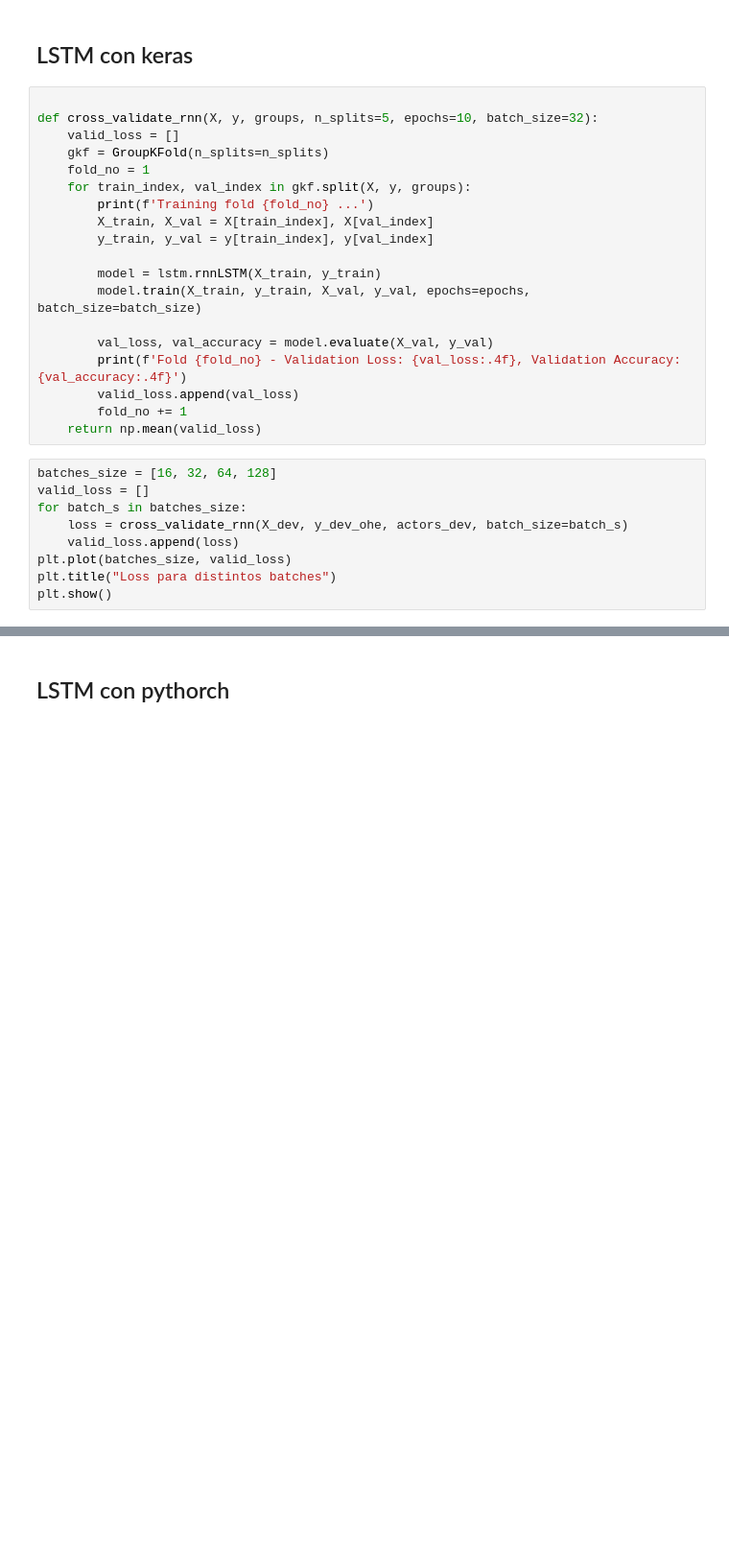
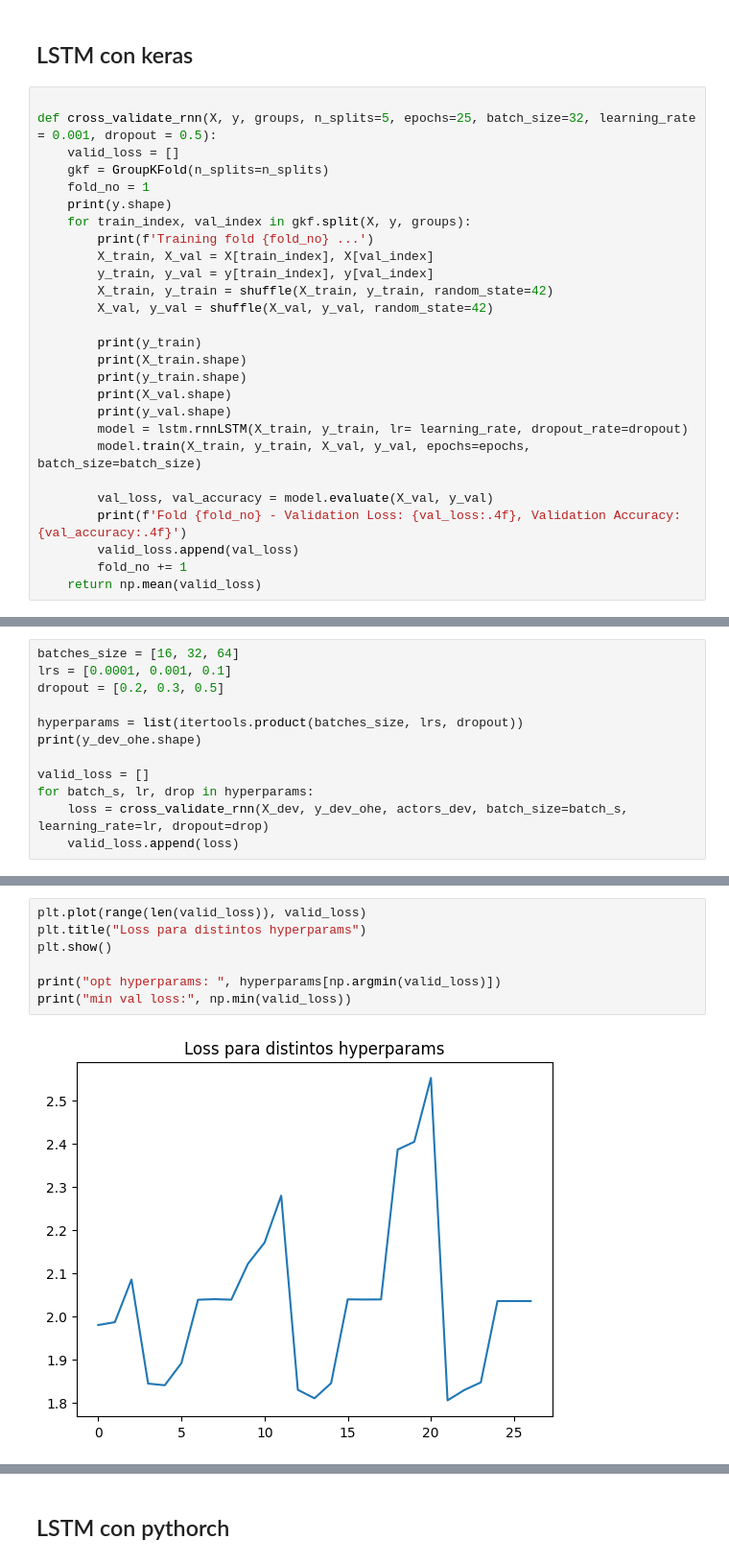
Before and after one commit to castillocande/speech-emotion-recognition-ml, a Jupyter notebook: prueba.ipynb, the cells around one changed output, grey strips where cells are left out. Shown at 96% size. Saved outputs shown, nothing was run; the diff lists cells and outputs as text; blank space fills up the shorter version.

```diff
--- a/prueba.ipynb
+++ b/prueba.ipynb
@@ -384,16 +420,24 @@ actors shape (300,)
 ## LSTM con keras
 # %%
 
-def cross_validate_rnn(X, y, groups, n_splits=5, epochs=10, batch_size=32):
+def cross_validate_rnn(X, y, groups, n_splits=5, epochs=25, batch_size=32, learning_rate = 0.001, dropout = 0.5):
     valid_loss = []
     gkf = GroupKFold(n_splits=n_splits)
     fold_no = 1
+    print(y.shape)
     for train_index, val_index in gkf.split(X, y, groups):
         print(f'Training fold {fold_no} ...')
         X_train, X_val = X[train_index], X[val_index]
         y_train, y_val = y[train_index], y[val_index]
+        X_train, y_train = shuffle(X_train, y_train, random_state=42)
+        X_val, y_val = shuffle(X_val, y_val, random_state=42)
 
-        model = lstm.rnnLSTM(X_train, y_train)
+        print(y_train)
+        print(X_train.shape)
+        print(y_train.shape)
+        print(X_val.shape)
+        print(y_val.shape)
+        model = lstm.rnnLSTM(X_train, y_train, lr= learning_rate, dropout_rate=dropout)
         model.train(X_train, y_train, X_val, y_val, epochs=epochs, batch_size=batch_size)
 
         val_loss, val_accuracy = model.evaluate(X_val, y_val)
@@ -401,12 +445,3 @@ def cross_validate_rnn(X, y, groups, n_splits=5, epochs=10, batch_size=32):
         valid_loss.append(val_loss)
         fold_no += 1
     return np.mean(valid_loss)
-# %%
-batches_size = [16, 32, 64, 128]
-valid_loss = []
-for batch_s in batches_size:
-    loss = cross_validate_rnn(X_dev, y_dev_ohe, actors_dev, batch_size=batch_s)
-    valid_loss.append(loss)
-plt.plot(batches_size, valid_loss)
-plt.title("Loss para distintos batches")
-plt.show()
@@ -431,0 +448,12 @@ Fold 5 - Validation Loss: 1.9338, Validation Accuracy: 0.2417
+# %%
+batches_size = [16, 32, 64]
+lrs = [0.0001, 0.001, 0.1]
+dropout = [0.2, 0.3, 0.5]
+
+hyperparams = list(itertools.product(batches_size, lrs, dropout))
+print(y_dev_ohe.shape)
+
+valid_loss = []
+for batch_s, lr, drop in hyperparams:
+    loss = cross_validate_rnn(X_dev, y_dev_ohe, actors_dev, batch_size=batch_s, learning_rate=lr, dropout=drop)
+    valid_loss.append(loss)
@@ -431,0 +478,9 @@ Fold 5 - Validation Loss: 1.9338, Validation Accuracy: 0.2417
+# %%
+plt.plot(range(len(valid_loss)), valid_loss)
+plt.title("Loss para distintos hyperparams")
+plt.show()
+
+print("opt hyperparams: ", hyperparams[np.argmin(valid_loss)])
+print("min val loss:", np.min(valid_loss))
+# %% [output]
+[figure, added]
```
Also changed, not shown: parts of 11 cells of this notebook, 5 other files.
